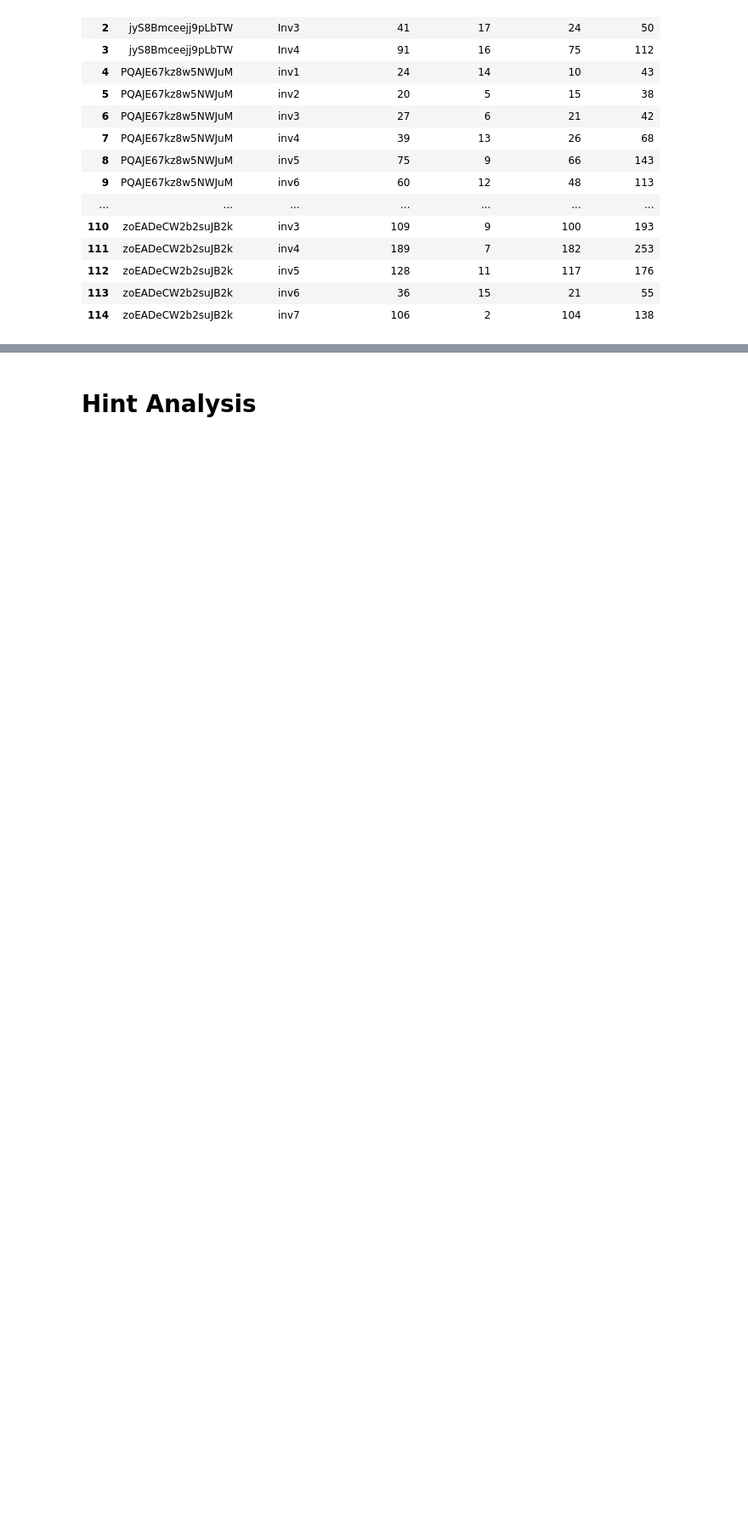
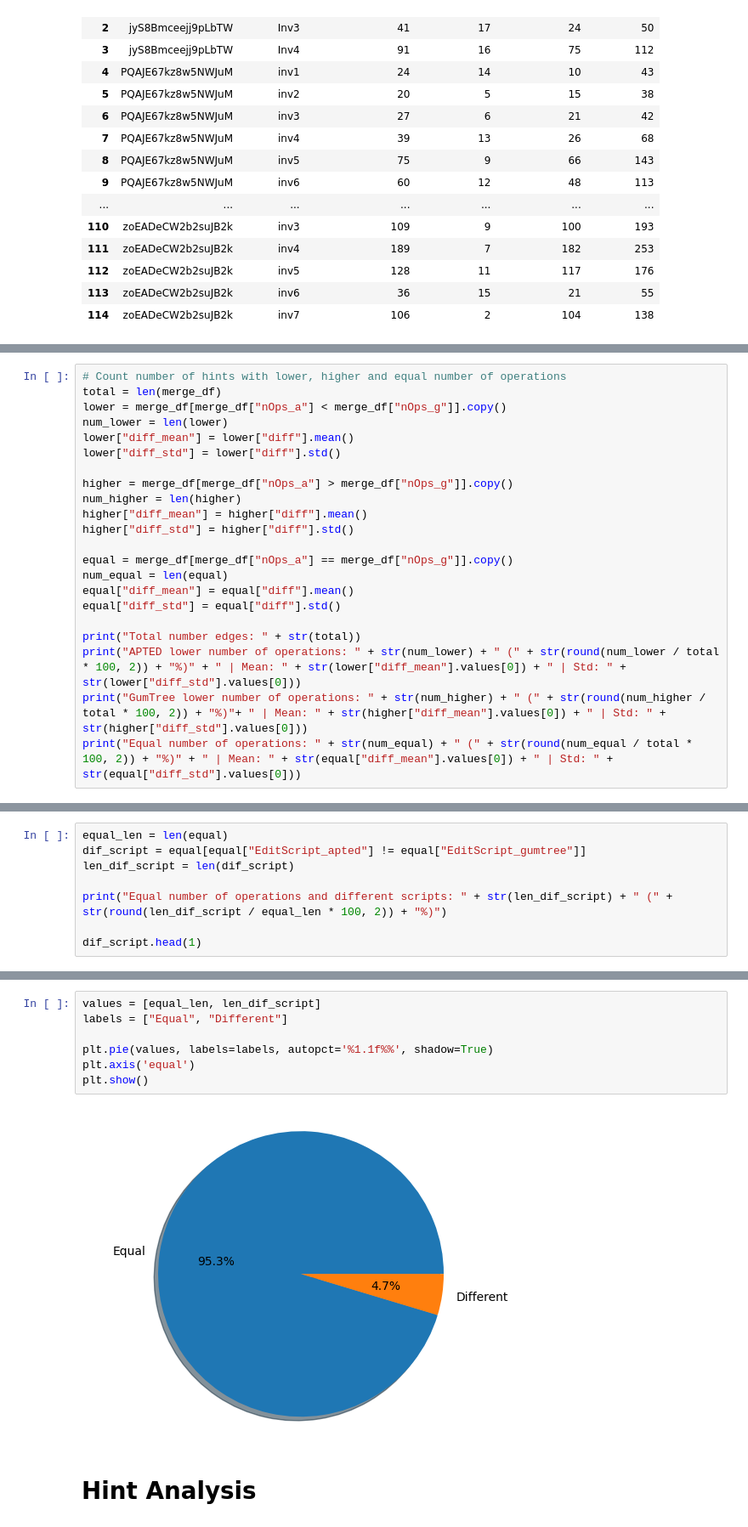
Before and after one commit to anaines14/HiGenA, a Jupyter notebook: data/data_analysis.ipynb, the cells around one changed output, grey strips where cells are left out. Shown at 85% size. Saved outputs shown, nothing was run; the diff lists cells and outputs as text; blank space fills up the shorter version.

Commit message:
✨ (Add): Evaluation apted vs gumtree

```diff
--- a/data/data_analysis.ipynb
+++ b/data/data_analysis.ipynb
@@ -299,0 +303,22 @@ df
+# %%
+# Count number of hints with lower, higher and equal number of operations
+total = len(merge_df)
+lower = merge_df[merge_df["nOps_a"] < merge_df["nOps_g"]].copy()
+num_lower = len(lower)
+lower["diff_mean"] = lower["diff"].mean()
+lower["diff_std"] = lower["diff"].std()
+
+higher = merge_df[merge_df["nOps_a"] > merge_df["nOps_g"]].copy()
+num_higher = len(higher)
+higher["diff_mean"] = higher["diff"].mean()
+higher["diff_std"] = higher["diff"].std()
+
+equal = merge_df[merge_df["nOps_a"] == merge_df["nOps_g"]].copy()
+num_equal = len(equal)
+equal["diff_mean"] = equal["diff"].mean()
+equal["diff_std"] = equal["diff"].std()
+
+print("Total number edges: " + str(total))
+print("APTED lower number of operations: " + str(num_lower) + " (" + str(round(num_lower / total * 100, 2)) + "%)" + " | Mean: " + str(lower["diff_mean"].values[0]) + " | Std: " + str(lower["diff_std"].values[0]))
+print("GumTree lower number of operations: " + str(num_higher) + " (" + str(round(num_higher / total * 100, 2)) + "%)"+ " | Mean: " + str(higher["diff_mean"].values[0]) + " | Std: " + str(higher["diff_std"].values[0]))
+print("Equal number of operations: " + str(num_equal) + " (" + str(round(num_equal / total * 100, 2)) + "%)" + " | Mean: " + str(equal["diff_mean"].values[0]) + " | Std: " + str(equal["diff_std"].values[0]))
@@ -299,0 +332,8 @@ df
+# %%
+equal_len = len(equal)
+dif_script = equal[equal["EditScript_apted"] != equal["EditScript_gumtree"]]
+len_dif_script = len(dif_script)
+
+print("Equal number of operations and different scripts: " + str(len_dif_script) + " (" + str(round(len_dif_script / equal_len * 100, 2)) + "%)")
+
+dif_script.head(1)
@@ -300,2 +344,11 @@ df
+# %%
+values = [equal_len, len_dif_script]
+labels = ["Equal", "Different"]
+
+plt.pie(values, labels=labels, autopct='%1.1f%%', shadow=True)
+plt.axis('equal')
+plt.show()
+# %% [output]
+[figure, added]
 # %% [markdown]
 # Hint Analysis
```
Also changed, not shown: parts of 24 cells of this notebook.
